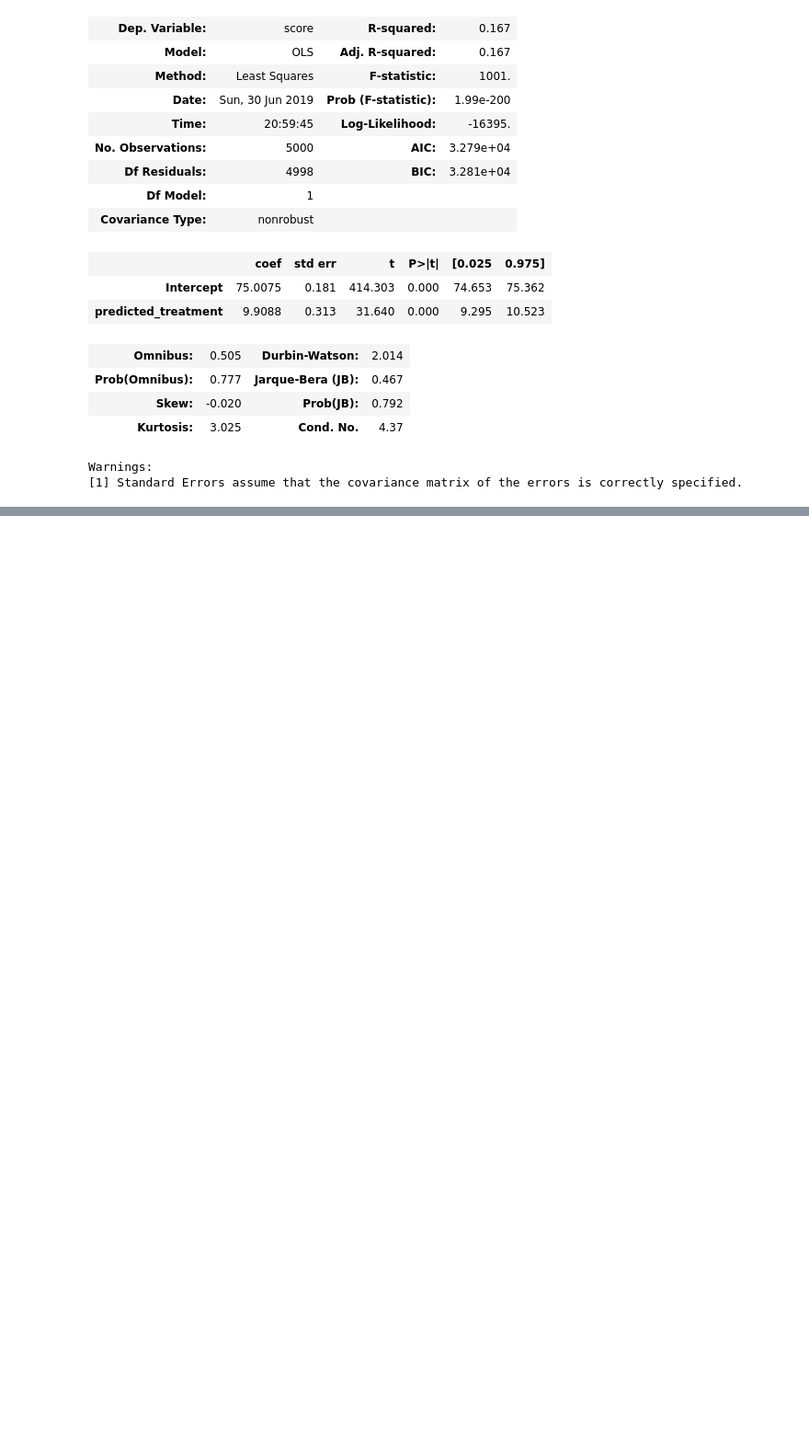
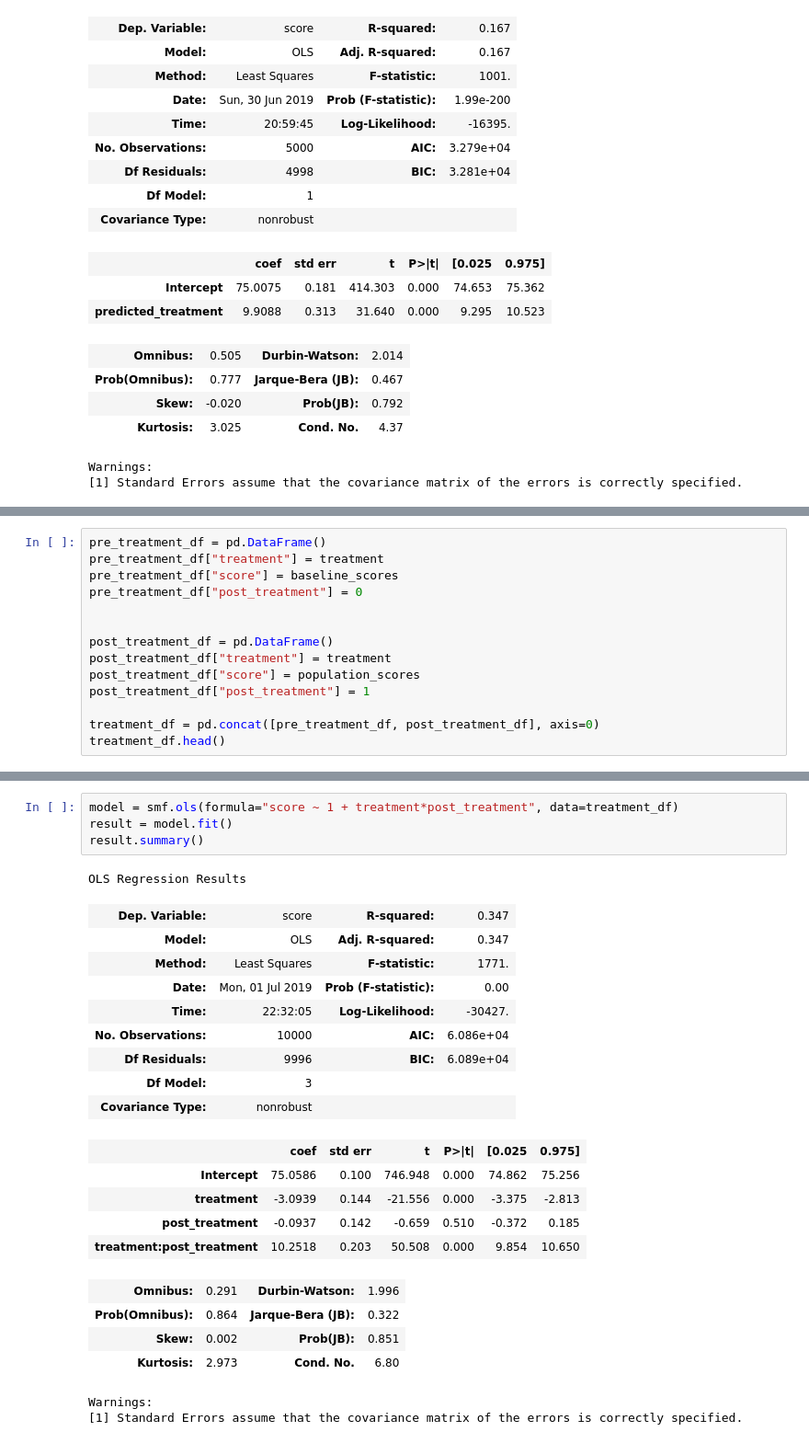
Before and after one commit to zduey/metrics, a Jupyter notebook: 03_quasi_experimental_methods.ipynb, the cells around one changed output, grey strips where cells are left out. Shown at 92% size. Drawn from its saved outputs; the diff is of its cells as text; blank space fills up the shorter version.

```diff
--- a/03_quasi_experimental_methods.ipynb
+++ b/03_quasi_experimental_methods.ipynb
@@ -224,0 +316,14 @@ Warnings:
+# %%
+pre_treatment_df = pd.DataFrame()
+pre_treatment_df["treatment"] = treatment
+pre_treatment_df["score"] = baseline_scores
+pre_treatment_df["post_treatment"] = 0
+
+
+post_treatment_df = pd.DataFrame()
+post_treatment_df["treatment"] = treatment
+post_treatment_df["score"] = population_scores
+post_treatment_df["post_treatment"] = 1
+
+treatment_df = pd.concat([pre_treatment_df, post_treatment_df], axis=0)
+treatment_df.head()
@@ -224,0 +337,26 @@ Warnings:
+# %%
+model = smf.ols(formula="score ~ 1 + treatment*post_treatment", data=treatment_df)
+result = model.fit()
+result.summary()
+# %% [output]
+OLS Regression Results
+| Dep. Variable: | score | R-squared: | 0.347 |
+| Model: | OLS | Adj. R-squared: | 0.347 |
+| Method: | Least Squares | F-statistic: | 1771. |
+| Date: | Mon, 01 Jul 2019 | Prob (F-statistic): | 0.00 |
+| Time: | 22:32:05 | Log-Likelihood: | -30427. |
+| No. Observations: | 10000 | AIC: | 6.086e+04 |
+| Df Residuals: | 9996 | BIC: | 6.089e+04 |
+| Df Model: | 3 |  |  |
+| Covariance Type: | nonrobust |  |  |
+|  | coef | std err | t | P>|t| | [0.025 | 0.975] |
+| Intercept | 75.0586 | 0.100 | 746.948 | 0.000 | 74.862 | 75.256 |
+| treatment | -3.0939 | 0.144 | -21.556 | 0.000 | -3.375 | -2.813 |
+| post_treatment | -0.0937 | 0.142 | -0.659 | 0.510 | -0.372 | 0.185 |
+| treatment:post_treatment | 10.2518 | 0.203 | 50.508 | 0.000 | 9.854 | 10.650 |
+| Omnibus: | 0.291 | Durbin-Watson: | 1.996 |
+| Prob(Omnibus): | 0.864 | Jarque-Bera (JB): | 0.322 |
+| Skew: | 0.002 | Prob(JB): | 0.851 |
+| Kurtosis: | 2.973 | Cond. No. | 6.80 |
+Warnings:
+[1] Standard Errors assume that the covariance matrix of the errors is correctly specified.
```
Also changed, not shown: parts of 11 cells of this notebook.
